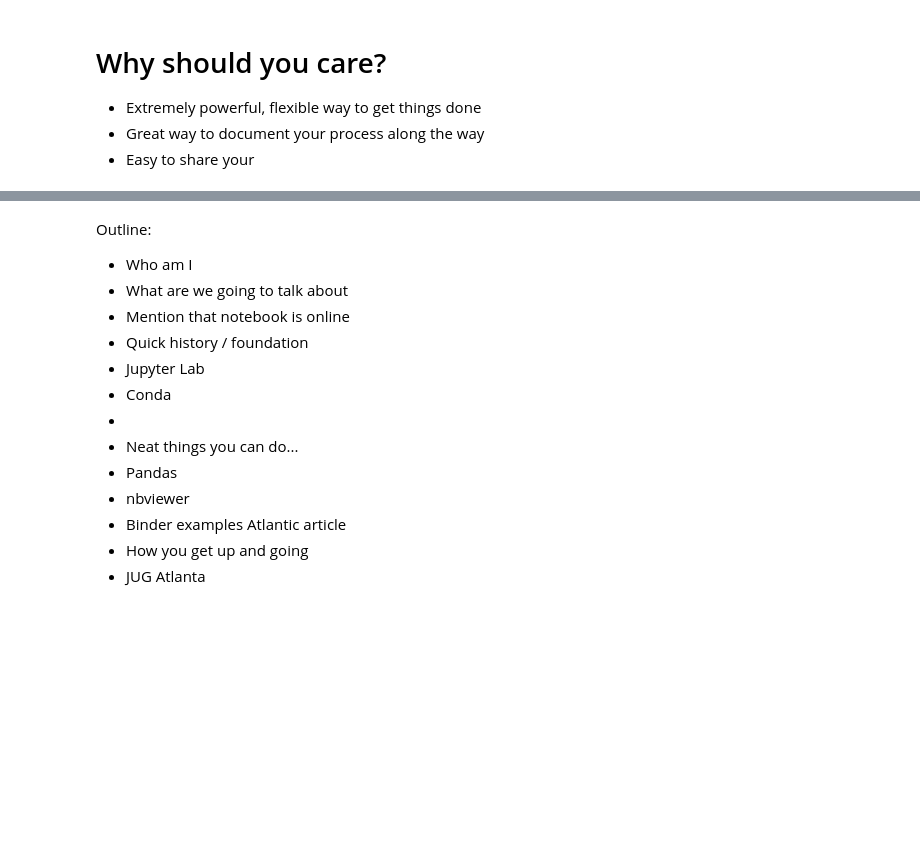
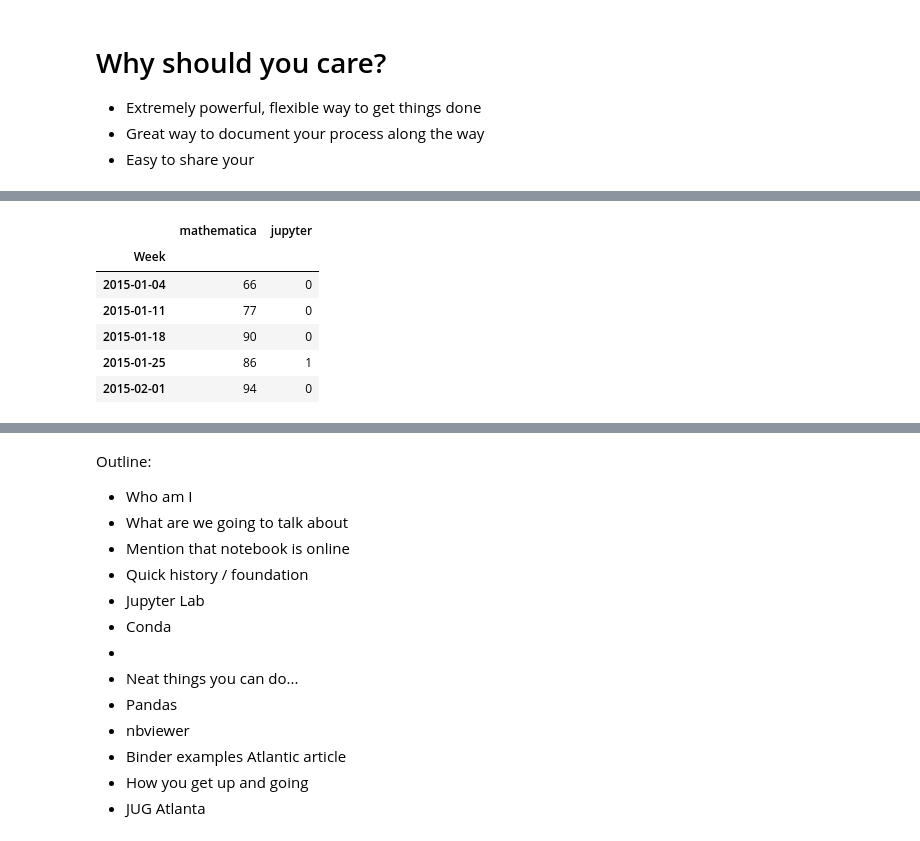
Before and after one commit to slstarnes/jupyter-talk-gt_sase, a Jupyter notebook: Jupyter 101.ipynb, the cells around one changed output, grey strips where cells are left out. Drawn from its saved outputs; the diff is of its cells as text; code cells hidden in the pictures; blank space fills up the shorter version.

```diff
--- a/Jupyter 101.ipynb
+++ b/Jupyter 101.ipynb
@@ -59,0 +88,10 @@ More history: [The IPython notebook: a historical retrospective](http://blog.fpe
+# %%
+gtrends.head(5)
+# %% [output]
+|  | mathematica | jupyter |
+| Week |  |  |
+| 2015-01-04 | 66 | 0 |
+| 2015-01-11 | 77 | 0 |
+| 2015-01-18 | 90 | 0 |
+| 2015-01-25 | 86 | 1 |
+| 2015-02-01 | 94 | 0 |
```
Also changed, not shown: parts of 13 cells of this notebook.
